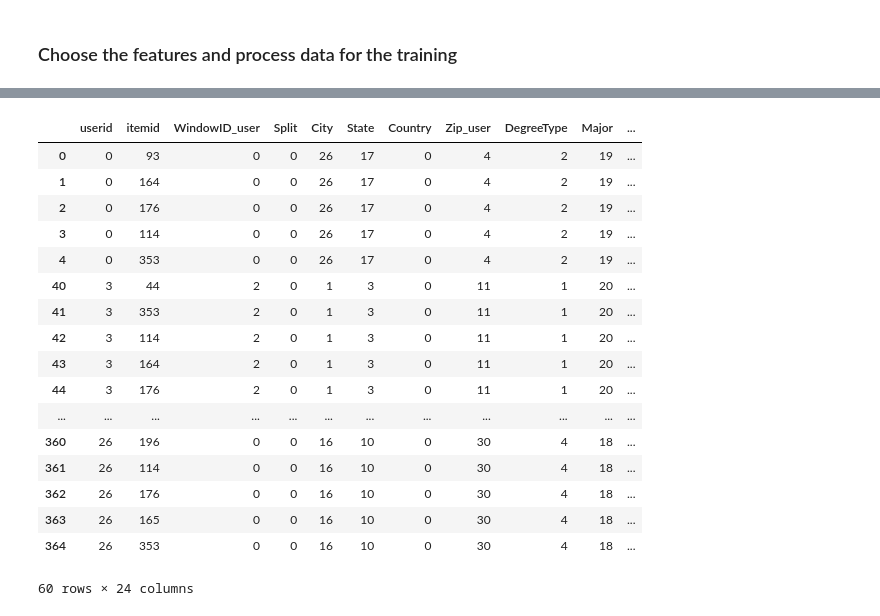
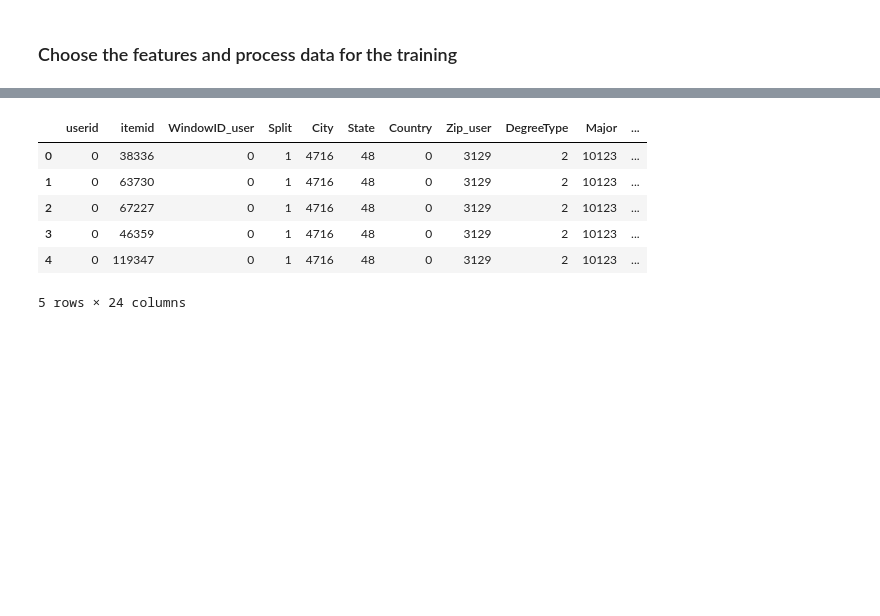
Before and after one commit to halqin/ncf-torch2, a Jupyter notebook: src/jupyter/train_pipe-xgb.ipynb, the cells around one changed output, grey strips where cells are left out. Saved outputs shown, nothing was run; the diff lists cells and outputs as text; code cells hidden in the pictures; blank space fills up the shorter version.

```diff
--- a/src/jupyter/train_pipe-xgb.ipynb
+++ b/src/jupyter/train_pipe-xgb.ipynb
@@ -43,12 +47,19 @@ else:
 # %%
 if device.type == 'cpu':
     use_amp=False
+#     df_train_pos  = ng_sample.read_feather(pathlib.Path(cfg.path.root, cfg.file.train_pos))
+#     df_train_neg = pd.read_feather(pathlib.Path(cfg.path.root, cfg.file.train_neg))
+#     df_test_ori = pd.read_feather(pathlib.Path(cfg.path.root, cfg.file.test)).iloc[:202,]
+#     df_all_features = pd.read_csv(pathlib.Path(cfg.path.root, cfg.file.all_features))
+#     df_train_pos = df_train_pos.sort_values(by=[DEFAULT_USER_COL]).iloc[:100,].reset_index(drop=True)
+#     df_train_neg = df_train_neg.sort_values(by=[DEFAULT_USER_COL]).iloc[:100*cfg.params.neg_train,].reset_index(drop=True)
     df_train_pos  = ng_sample.read_feather(pathlib.Path(cfg.path.root, cfg.file.train_pos))
     df_train_neg = pd.read_feather(pathlib.Path(cfg.path.root, cfg.file.train_neg))
-    df_test_ori = pd.read_feather(pathlib.Path(cfg.path.root, cfg.file.test)).iloc[:202,]
+    df_test_ori = pd.read_feather(pathlib.Path(cfg.path.root, cfg.file.test))
     df_all_features = pd.read_csv(pathlib.Path(cfg.path.root, cfg.file.all_features))
-    df_train_pos = df_train_pos.sort_values(by=[DEFAULT_USER_COL]).iloc[:100,].reset_index(drop=True)
-    df_train_neg = df_train_neg.sort_values(by=[DEFAULT_USER_COL]).iloc[:100*cfg.params.neg_train,].reset_index(drop=True)
+    df_train_pos = df_train_pos.sort_values(by=[DEFAULT_USER_COL]).reset_index(drop=True)
+    df_train_neg = df_train_neg.sort_values(by=[DEFAULT_USER_COL]).reset_index(drop=True)
+
 else:
     use_amp=True
     df_train_pos  = ng_sample.read_feather(pathlib.Path(cfg.path.root, cfg.file.train_pos))
@@ -167,24 +168,13 @@ df_train_split
 # %%
-df_val_split
+df_val_split.head()
 # %% [output]
 |  | userid | itemid | WindowID_user | Split | City | State | Country | Zip_user | DegreeType | Major | ... |
-| 0 | 0 | 93 | 0 | 0 | 26 | 17 | 0 | 4 | 2 | 19 | ... |
-| 1 | 0 | 164 | 0 | 0 | 26 | 17 | 0 | 4 | 2 | 19 | ... |
-| 2 | 0 | 176 | 0 | 0 | 26 | 17 | 0 | 4 | 2 | 19 | ... |
-| 3 | 0 | 114 | 0 | 0 | 26 | 17 | 0 | 4 | 2 | 19 | ... |
-| 4 | 0 | 353 | 0 | 0 | 26 | 17 | 0 | 4 | 2 | 19 | ... |
-| 40 | 3 | 44 | 2 | 0 | 1 | 3 | 0 | 11 | 1 | 20 | ... |
-| 41 | 3 | 353 | 2 | 0 | 1 | 3 | 0 | 11 | 1 | 20 | ... |
-| 42 | 3 | 114 | 2 | 0 | 1 | 3 | 0 | 11 | 1 | 20 | ... |
-| 43 | 3 | 164 | 2 | 0 | 1 | 3 | 0 | 11 | 1 | 20 | ... |
-| 44 | 3 | 176 | 2 | 0 | 1 | 3 | 0 | 11 | 1 | 20 | ... |
-| ... | ... | ... | ... | ... | ... | ... | ... | ... | ... | ... | ... |
-| 360 | 26 | 196 | 0 | 0 | 16 | 10 | 0 | 30 | 4 | 18 | ... |
-| 361 | 26 | 114 | 0 | 0 | 16 | 10 | 0 | 30 | 4 | 18 | ... |
-| 362 | 26 | 176 | 0 | 0 | 16 | 10 | 0 | 30 | 4 | 18 | ... |
-| 363 | 26 | 165 | 0 | 0 | 16 | 10 | 0 | 30 | 4 | 18 | ... |
-| 364 | 26 | 353 | 0 | 0 | 16 | 10 | 0 | 30 | 4 | 18 | ... |
+| 0 | 0 | 38336 | 0 | 1 | 4716 | 48 | 0 | 3129 | 2 | 10123 | ... |
+| 1 | 0 | 63730 | 0 | 1 | 4716 | 48 | 0 | 3129 | 2 | 10123 | ... |
+| 2 | 0 | 67227 | 0 | 1 | 4716 | 48 | 0 | 3129 | 2 | 10123 | ... |
+| 3 | 0 | 46359 | 0 | 1 | 4716 | 48 | 0 | 3129 | 2 | 10123 | ... |
+| 4 | 0 | 119347 | 0 | 1 | 4716 | 48 | 0 | 3129 | 2 | 10123 | ... |
-60 rows × 24 columns
+5 rows × 24 columns
 # %%
 X_train_split = df_train_split.iloc[:,:-1]
 y_train_split = df_train_split.iloc[:,-1]
```
Also changed, not shown: parts of 23 cells of this notebook.
